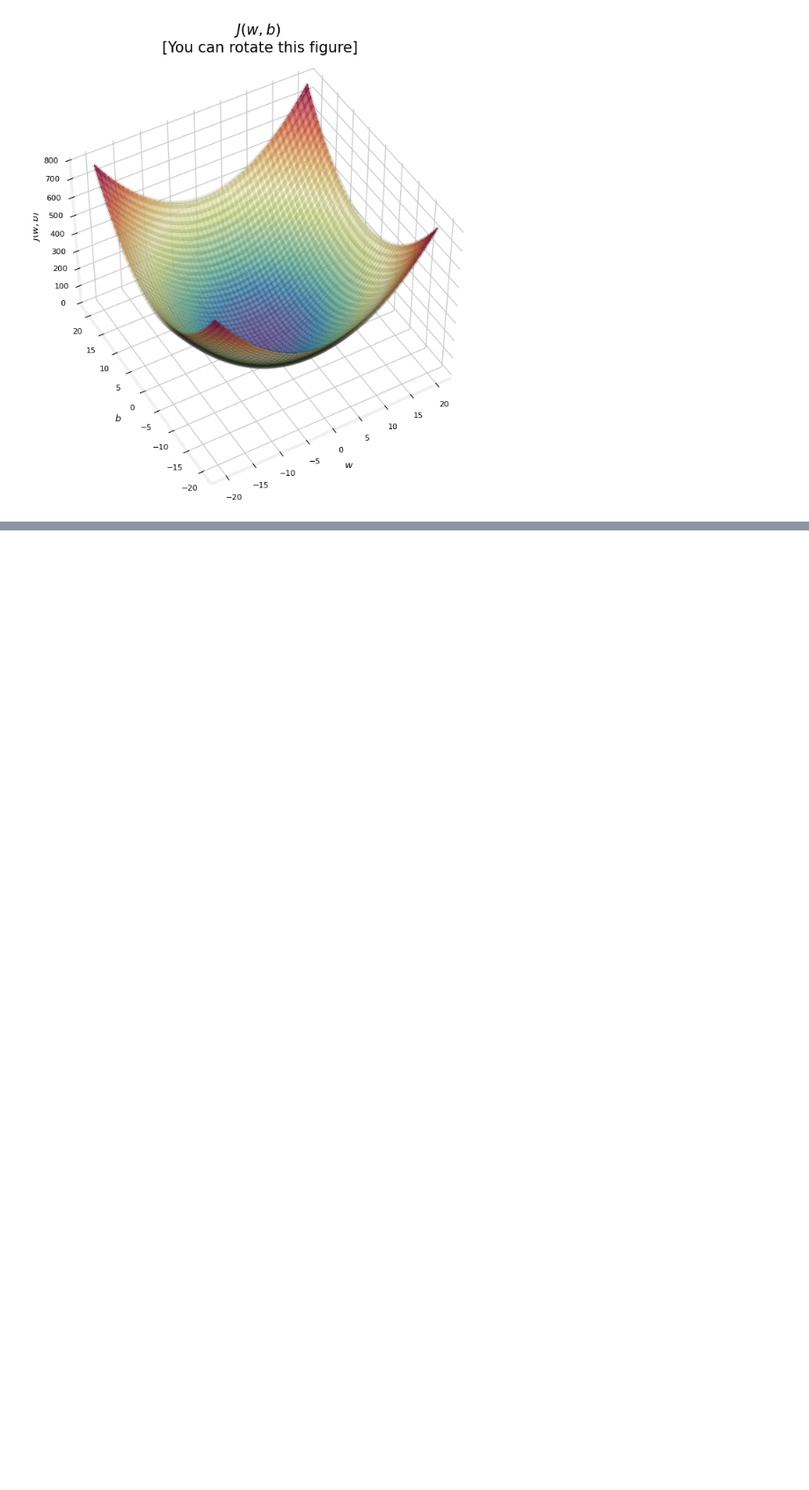
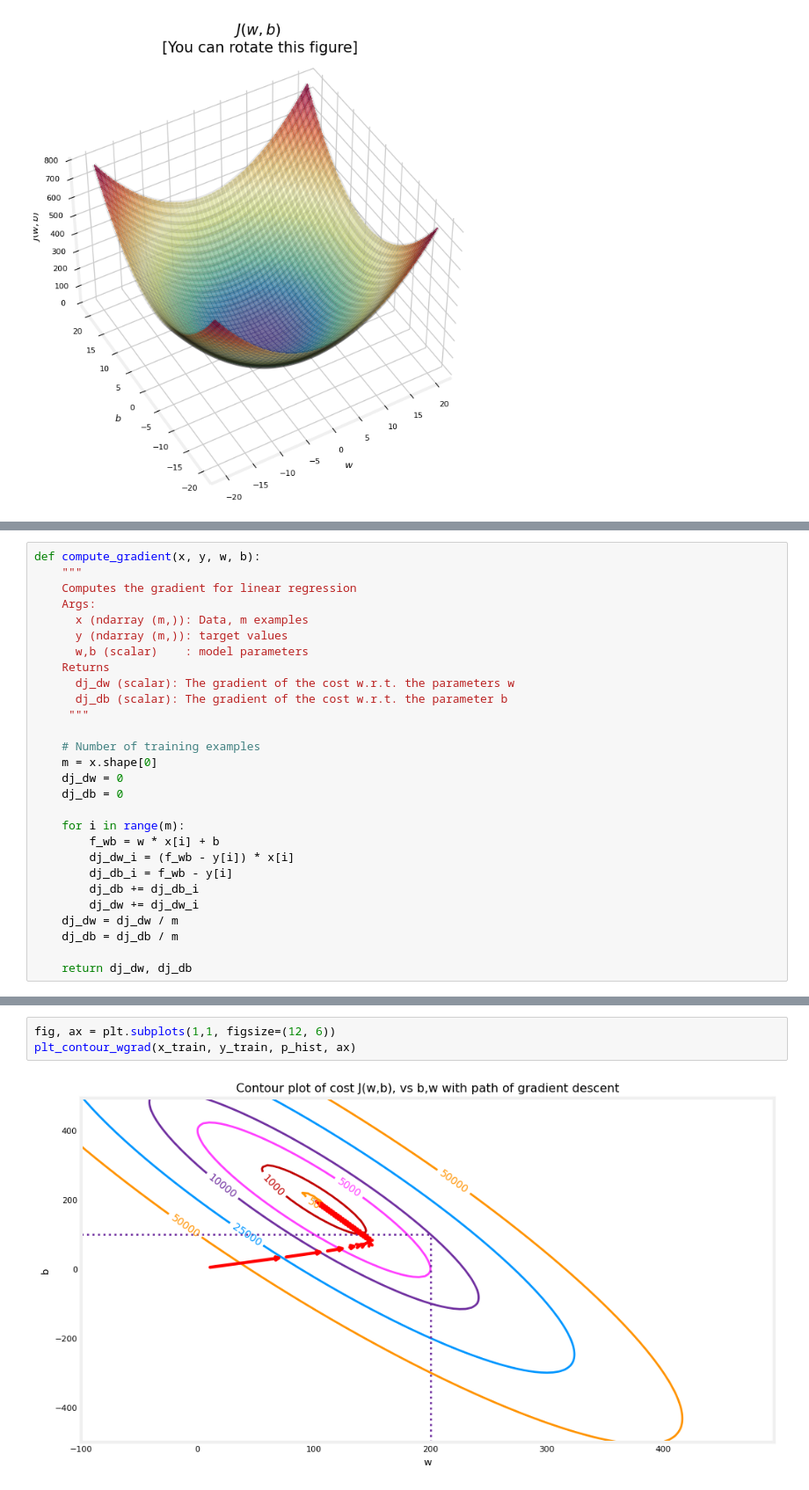
Before and after one commit to krupa2002/Machine_Learning_Krupa, a Jupyter notebook: Supervised_Learning_Quick_Revision.ipynb, the cells around one changed output, grey strips where cells are left out. Shown at 88% size. Cells and saved outputs as stored; diff of their text form; blank space fills up the shorter version.

```diff
--- a/Supervised_Learning_Quick_Revision.ipynb
+++ b/Supervised_Learning_Quick_Revision.ipynb
@@ -193,0 +266,28 @@ soup_bowl()
+# %%
+def compute_gradient(x, y, w, b):
+    """
+    Computes the gradient for linear regression
+    Args:
+      x (ndarray (m,)): Data, m examples
+      y (ndarray (m,)): target values
+      w,b (scalar)    : model parameters
+    Returns
+      dj_dw (scalar): The gradient of the cost w.r.t. the parameters w
+      dj_db (scalar): The gradient of the cost w.r.t. the parameter b
+     """
+
+    # Number of training examples
+    m = x.shape[0]
+    dj_dw = 0
+    dj_db = 0
+
+    for i in range(m):
+        f_wb = w * x[i] + b
+        dj_dw_i = (f_wb - y[i]) * x[i]
+        dj_db_i = f_wb - y[i]
+        dj_db += dj_db_i
+        dj_dw += dj_dw_i
+    dj_dw = dj_dw / m
+    dj_db = dj_db / m
+
+    return dj_dw, dj_db
@@ -193,0 +400,5 @@ soup_bowl()
+# %%
+fig, ax = plt.subplots(1,1, figsize=(12, 6))
+plt_contour_wgrad(x_train, y_train, p_hist, ax)
+# %% [output]
+[figure, added]
```
Also changed, not shown: parts of 20 cells of this notebook.
